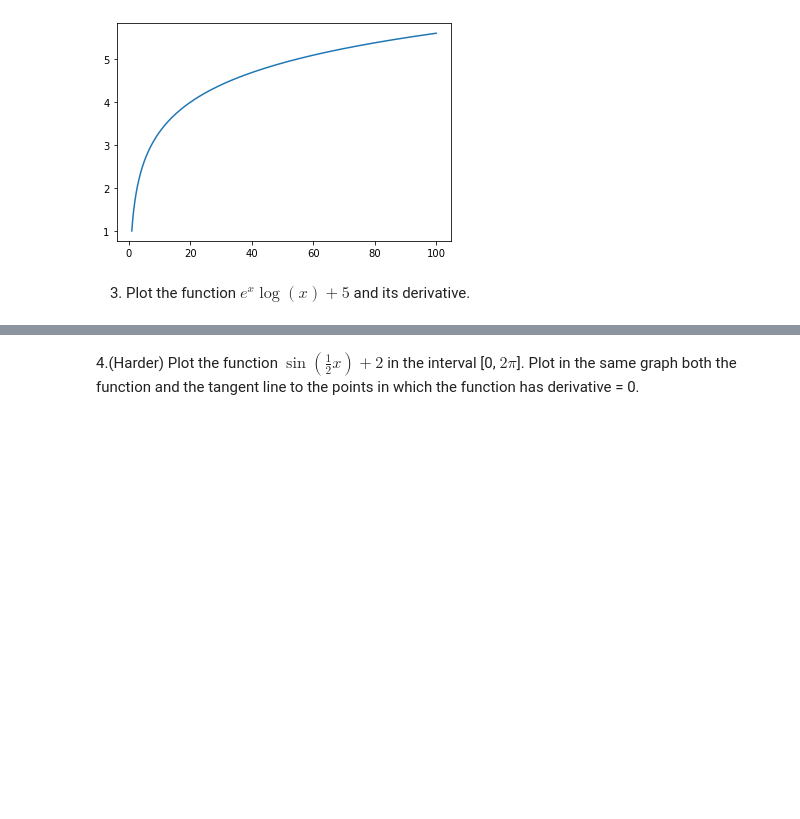
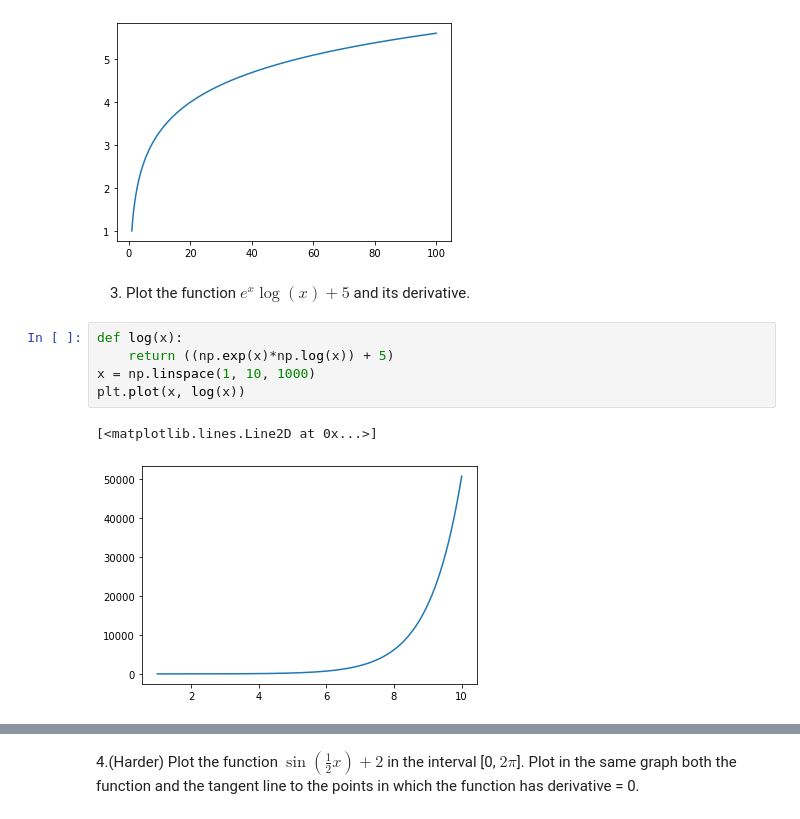
Before and after one commit to BusayoAfolabi12/AI-JAN-2022-EXERCISES, a Jupyter notebook: 12. Calculus/Drawing Functions in Python.ipynb, the cells around one changed output, grey strips where cells are left out. Cells and saved outputs as stored; diff of their text form; blank space fills up the shorter version.

```diff
--- a/12. Calculus/Drawing Functions in Python.ipynb
+++ b/12. Calculus/Drawing Functions in Python.ipynb
@@ -291,3 +291,11 @@ plt.plot(x, x_log_derivative)
 [figure]
 # %% [markdown]
 3. Plot the function $e^{x}\log(x)+5$ and its derivative.
+# %%
+def log(x):
+    return ((np.exp(x)*np.log(x)) + 5)
+x = np.linspace(1, 10, 1000)
+plt.plot(x, log(x))
+# %% [output]
+[<matplotlib.lines.Line2D at 0x...>]
+[figure, added]
```
Also changed, not shown: parts of 1 cell of this notebook.
